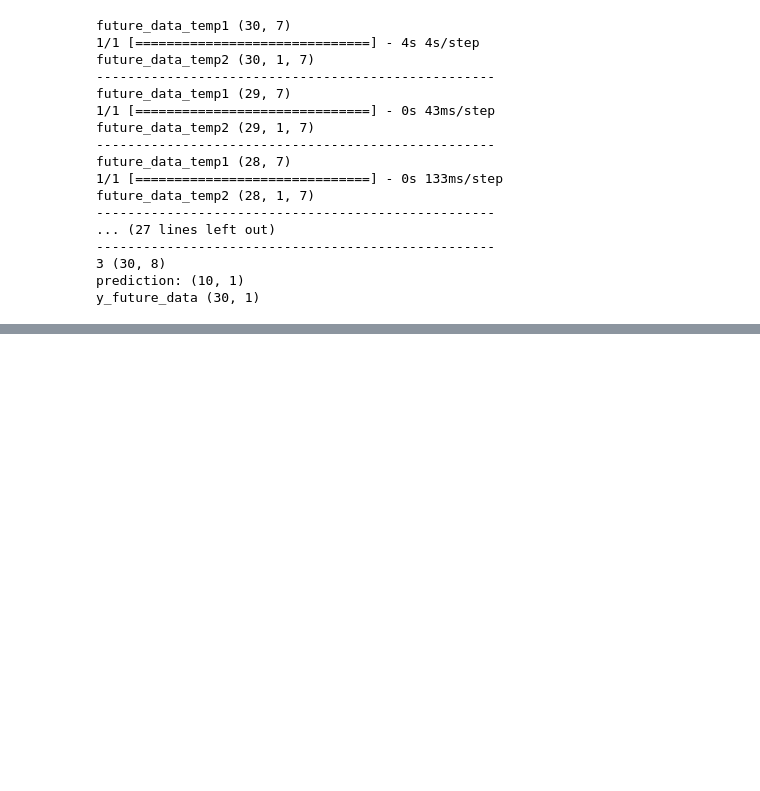
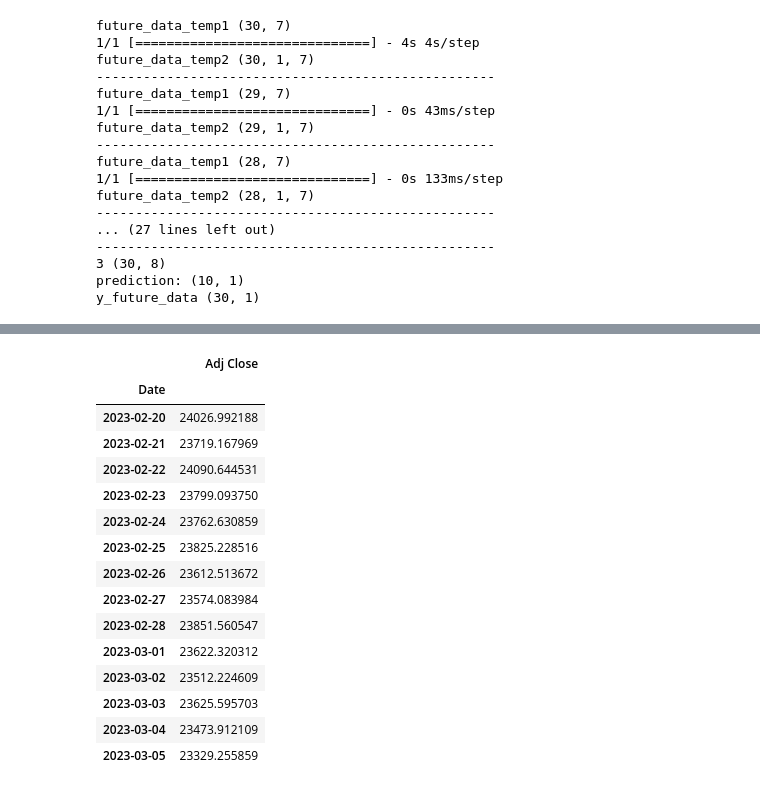
Before and after one commit to amjed87/doc, a Jupyter notebook: chat-GPT/LSTM_1-3-2023by15day.ipynb, the cells around one changed output, grey strips where cells are left out. Cells and saved outputs as stored; diff of their text form; code cells hidden in the pictures; blank space fills up the shorter version.

```diff
--- a/chat-GPT/LSTM_1-3-2023by15day.ipynb
+++ b/chat-GPT/LSTM_1-3-2023by15day.ipynb
@@ -724,0 +785,21 @@ y_future_data
+# %%
+pred_30 = model.predict(x_future_data_new)
+
+pred_30 = scaler.inverse_transform(pred_30)
+
+pred_30_new = pd.DataFrame(pred_30 ,  columns=['Adj Close'])
+
+future_length = x_future_data_new.shape[0]
+test = today - timedelta(days=future_length-1)
+test_dates = pd.date_range(start=test, end=today, freq='D')
+# Use the generated dates as the index of the DataFrame
+
+
+pred_30_new['Date'] = test_dates
+
+# Set the index of the dataframes to be the 'Date' column
+
+pred_30_new.set_index('Date', inplace=True)
+
+pred_30_new
+# %% [output]
@@ -725,3 +807,19 @@ y_future_data
+|  | Adj Close |
+| Date |  |
+| 2023-02-20 | 24026.992188 |
+| 2023-02-21 | 23719.167969 |
+| 2023-02-22 | 24090.644531 |
+| 2023-02-23 | 23799.093750 |
+| 2023-02-24 | 23762.630859 |
+| 2023-02-25 | 23825.228516 |
+| 2023-02-26 | 23612.513672 |
+| 2023-02-27 | 23574.083984 |
+| 2023-02-28 | 23851.560547 |
+| 2023-03-01 | 23622.320312 |
+| 2023-03-02 | 23512.224609 |
+| 2023-03-03 | 23625.595703 |
+| 2023-03-04 | 23473.912109 |
+| 2023-03-05 | 23329.255859 |
 # %%
 names = cycle(['Predictions next 10 day', 'Actual data '])
 
```
Also changed, not shown: parts of 27 cells of this notebook.
